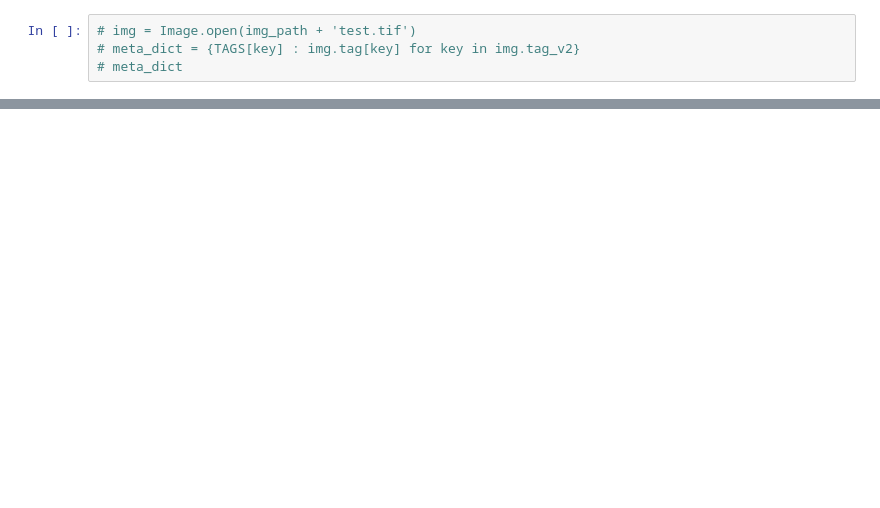
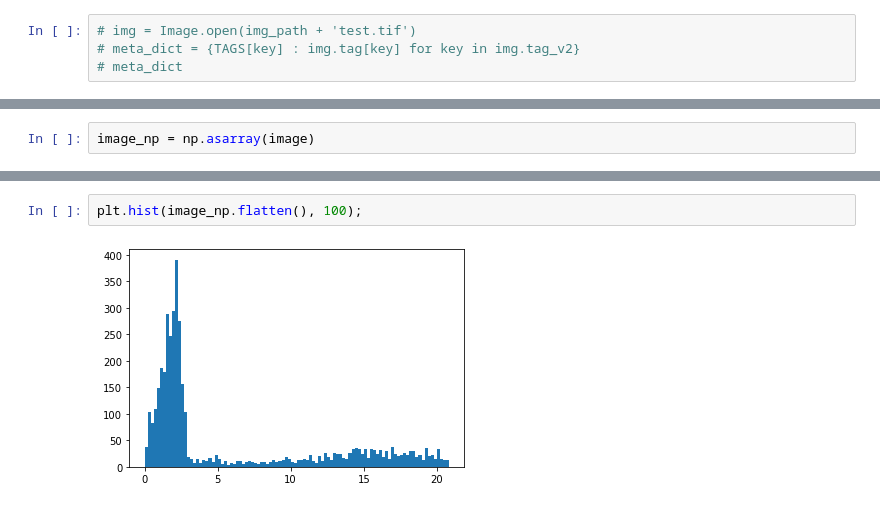
Before and after one commit to CENTURI-Hackathon-2022/project-corima, a Jupyter notebook: jure.ipynb, the cells around one changed output, grey strips where cells are left out. Drawn from its saved outputs; the diff is of its cells as text; blank space fills up the shorter version.

```diff
--- a/jure.ipynb
+++ b/jure.ipynb
@@ -65,3 +69,5 @@ plt.imshow(image, cmap='Greys')
 # %% [output]
 <matplotlib.image.AxesImage at 0x...>
 [figure]
+# %%
+image_np = np.asarray(image)
@@ -67,0 +85,4 @@ plt.imshow(image, cmap='Greys')
+# %%
+plt.hist(image_np.flatten(), 100);
+# %% [output]
+[figure, added]
```
Also changed, not shown: parts of 14 cells of this notebook, 1 other file.
